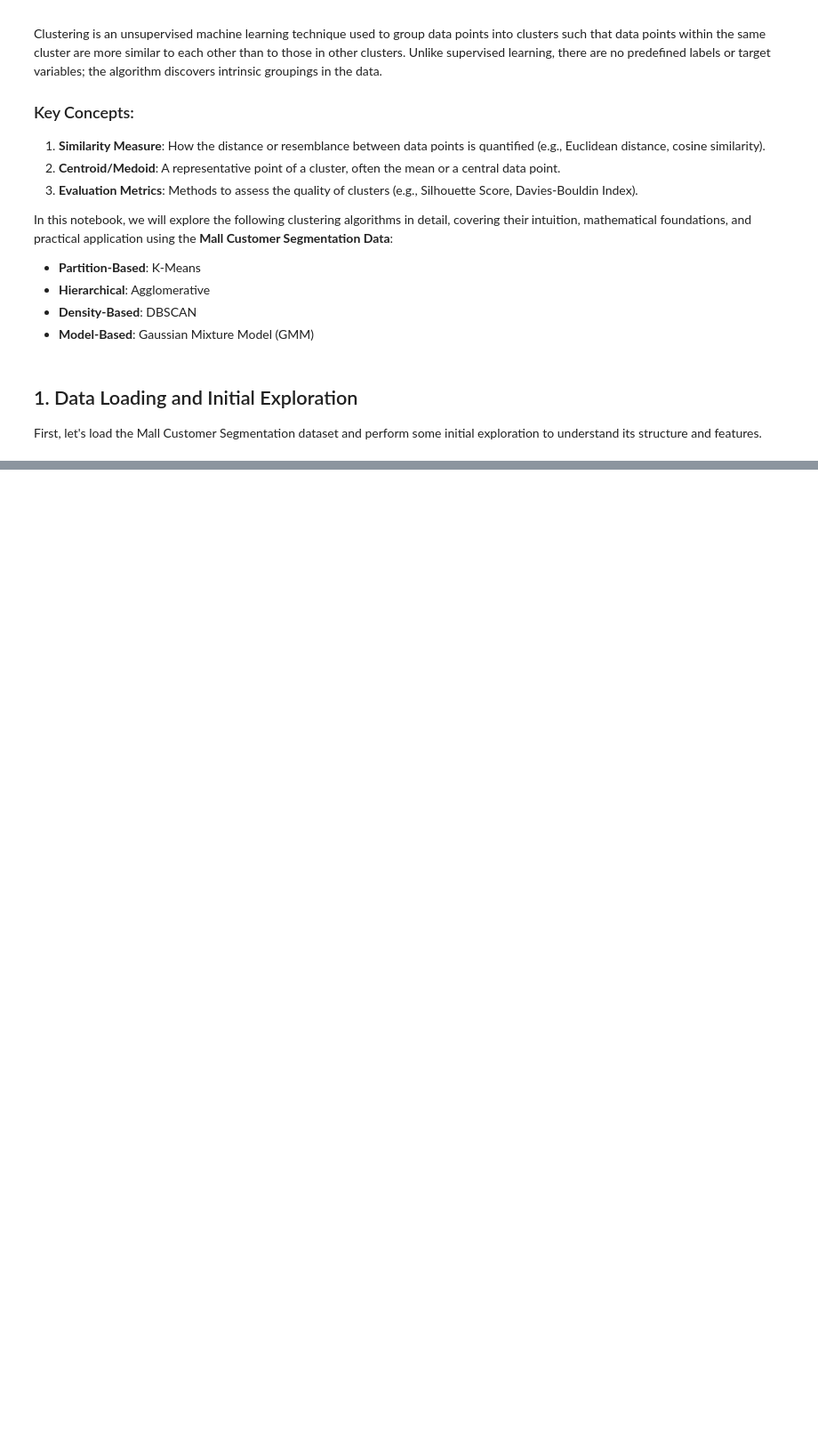
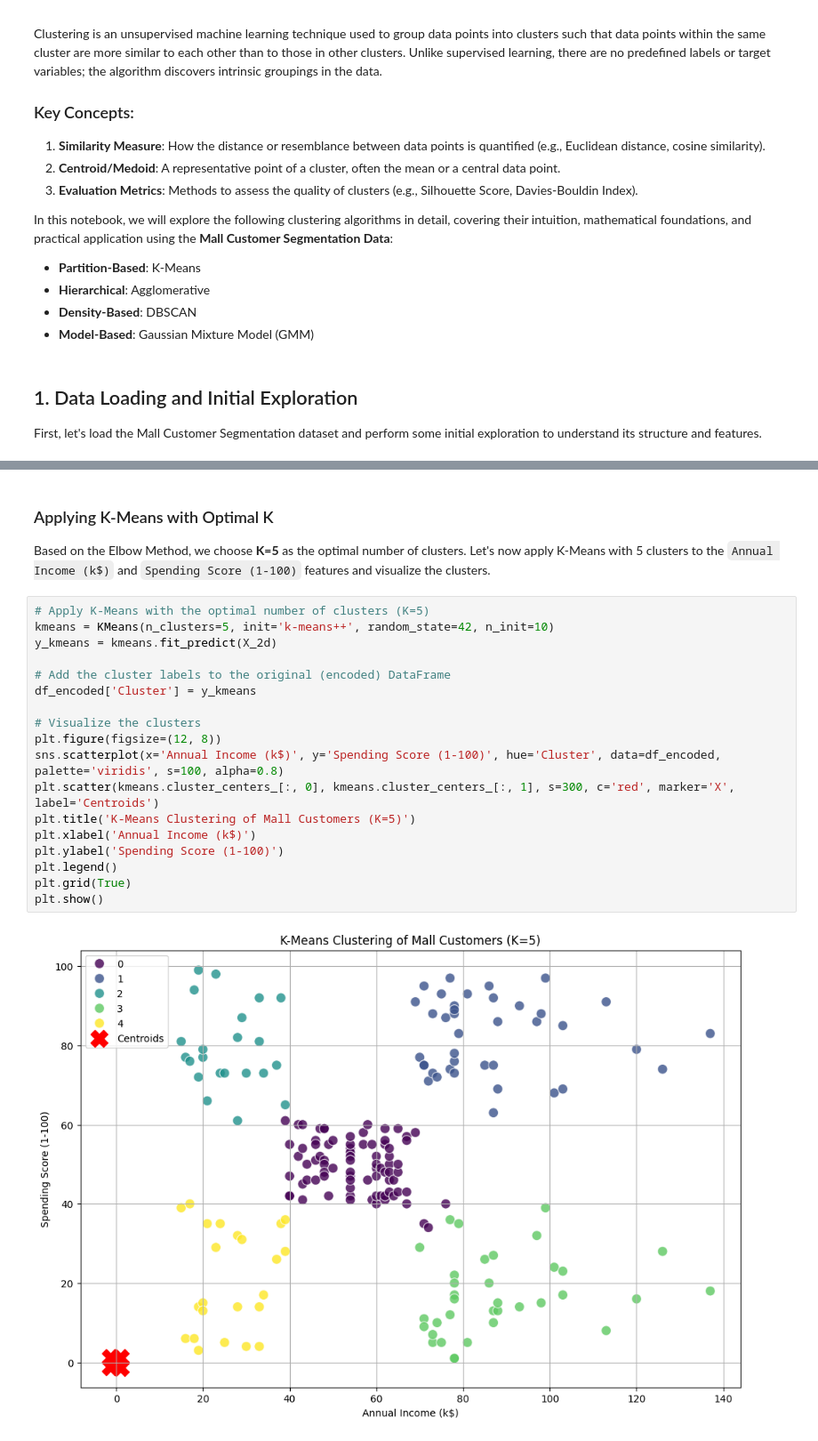
Before and after one commit to rsys-adsingh/Machine-Learning, a Jupyter notebook: study/Clustering/Clustering_Mall.ipynb, the cells around one changed output, grey strips where cells are left out. Shown at 89% size. Drawn from its saved outputs; the diff is of its cells as text; blank space fills up the shorter version.

```diff
--- a/study/Clustering/Clustering_Mall.ipynb
+++ b/study/Clustering/Clustering_Mall.ipynb
@@ -42,0 +212,24 @@ FileNotFoundError: [Errno 2] No such file or directory: 'Mall_Customers.csv'
+# %% [markdown]
+### Applying K-Means with Optimal K
+
+Based on the Elbow Method, we choose **K=5** as the optimal number of clusters. Let's now apply K-Means with 5 clusters to the `Annual Income (k$)` and `Spending Score (1-100)` features and visualize the clusters.
+# %%
+# Apply K-Means with the optimal number of clusters (K=5)
+kmeans = KMeans(n_clusters=5, init='k-means++', random_state=42, n_init=10)
+y_kmeans = kmeans.fit_predict(X_2d)
+
+# Add the cluster labels to the original (encoded) DataFrame
+df_encoded['Cluster'] = y_kmeans
+
+# Visualize the clusters
+plt.figure(figsize=(12, 8))
+sns.scatterplot(x='Annual Income (k$)', y='Spending Score (1-100)', hue='Cluster', data=df_encoded, palette='viridis', s=100, alpha=0.8)
+plt.scatter(kmeans.cluster_centers_[:, 0], kmeans.cluster_centers_[:, 1], s=300, c='red', marker='X', label='Centroids')
+plt.title('K-Means Clustering of Mall Customers (K=5)')
+plt.xlabel('Annual Income (k$)')
+plt.ylabel('Spending Score (1-100)')
+plt.legend()
+plt.grid(True)
+plt.show()
+# %% [output]
+[figure, added]
```
Also changed, not shown: parts of 26 cells of this notebook.
